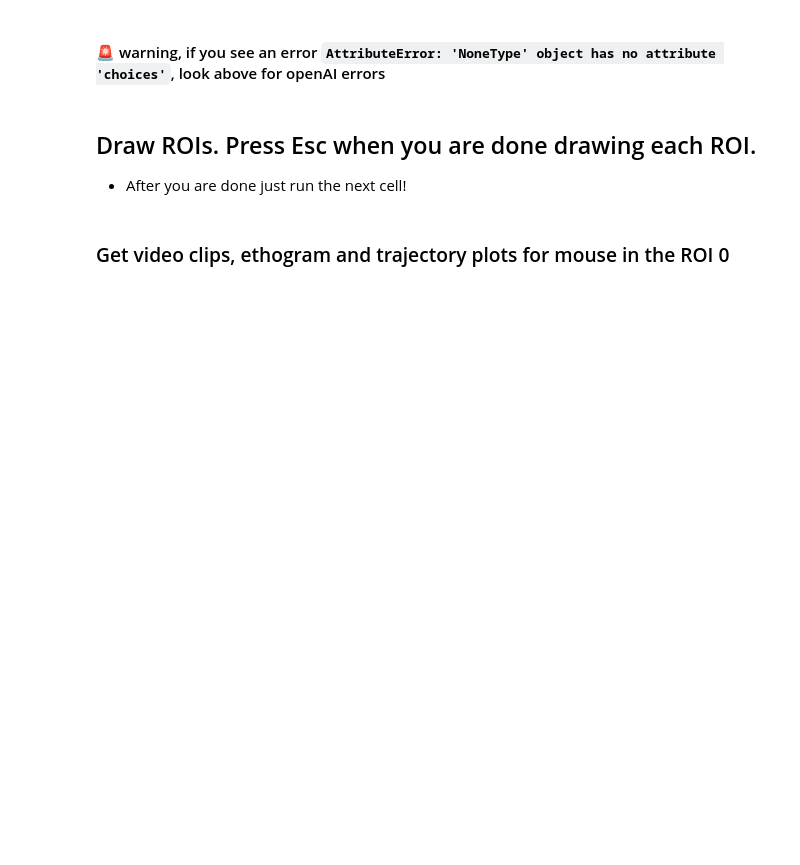
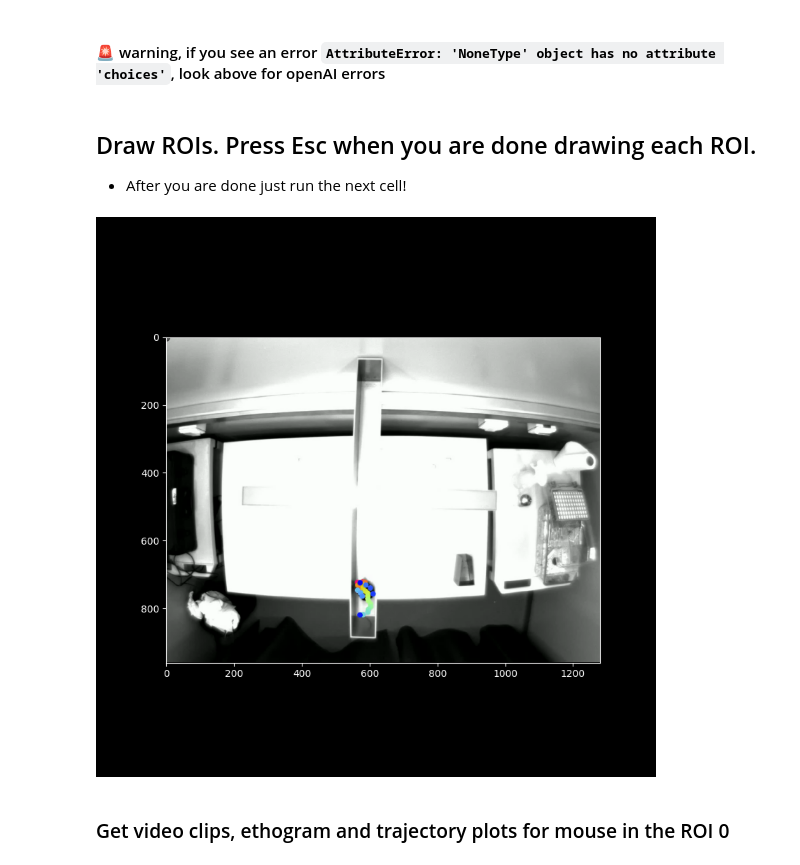
Before and after one commit to AdaptiveMotorControlLab/AmadeusGPT, a Jupyter notebook: notebooks/EPM_demo.ipynb, the cells around one changed output. Cells and saved outputs as stored; diff of their text form; code cells hidden in the pictures; blank space fills up the shorter version.

```diff
--- a/notebooks/EPM_demo.ipynb
+++ b/notebooks/EPM_demo.ipynb
@@ -63,7 +67,7 @@ kwargs = {
     "video_info.scene_frame_number" : scene_frame_number,
 }
 
-config = create_project(data_folder = "../content", # if you use locally: "../examples/EPM"
+config = create_project(data_folder = "../examples/EPM", # if you use locally: "../examples/EPM"
                         result_folder = "EPM_results",
                         **kwargs
                         )
@@ -76,8 +116,10 @@ print (video_file_paths)
 ## Draw ROIs. Press Esc when you are done drawing each ROI.
 - After you are done just run the next cell!
 # %%
-behavior_analysis = amadeus.get_behavior_analysis('../content/EPM_11.mp4') #check the path!
+behavior_analysis = amadeus.get_behavior_analysis('../examples/EPM/EPM_11.mp4') #check the path!
 behavior_analysis.gui_manager.add_roi_from_video_selection()
+# %% [output]
+[figure, added]
 # %% [markdown]
 ### Get video clips, ethogram and trajectory plots for mouse in the ROI 0
 # %%
```
Also changed, not shown: parts of 9 cells of this notebook, 2 other files.
